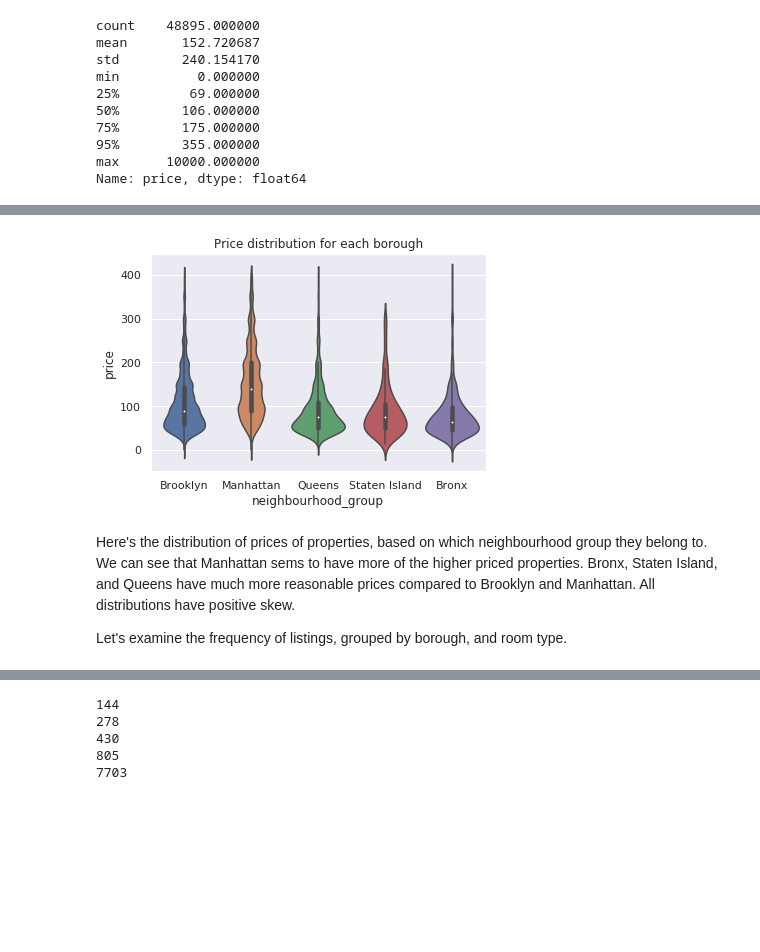
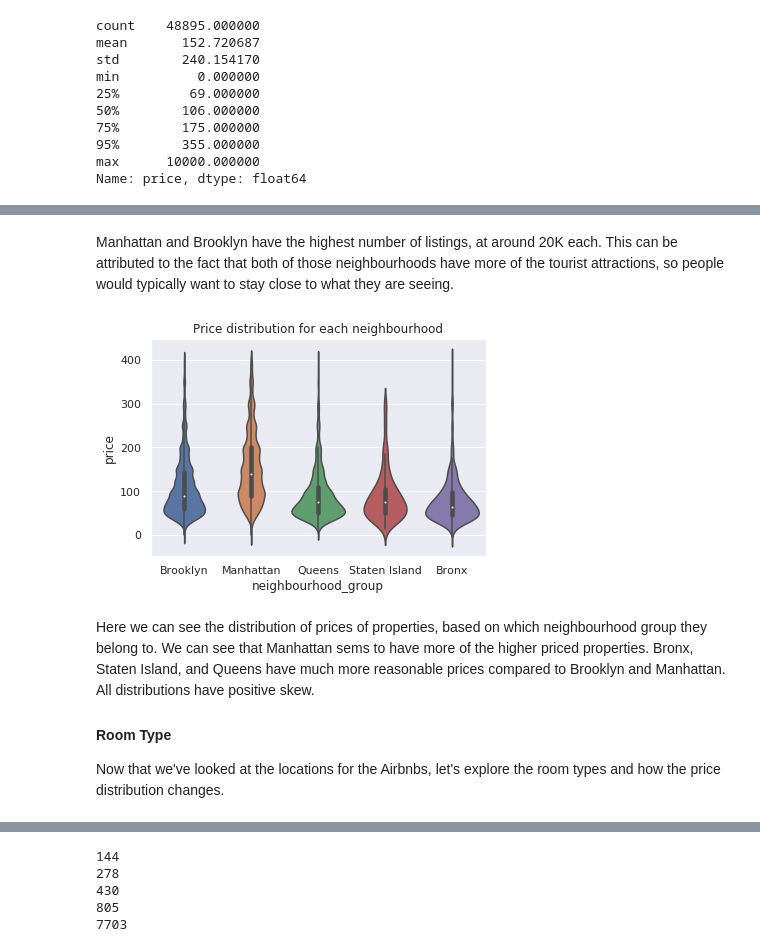
Before and after one commit to adamhoward56/Airbnb, a Jupyter notebook: CMSC320 Airbnb Final Data Exploration.ipynb, the cells around one changed output, grey strips where cells are left out. Saved outputs shown, nothing was run; the diff lists cells and outputs as text; code cells hidden in the pictures; blank space fills up the shorter version.

Commit message:
Add more descriptions to introductory and data exploration. Reformat some of the graphs and add violin plots for price distribution by room type

```diff
--- a/CMSC320 Airbnb Final Data Exploration.ipynb
+++ b/CMSC320 Airbnb Final Data Exploration.ipynb
@@ -127,17 +135,20 @@ We'll start by looking at some geographical data:
+# %% [markdown]
+Manhattan and Brooklyn have the highest number of listings, at around 20K each. This can be attributed to the fact that both of those neighbourhoods have more of the tourist attractions, so people would typically want to stay close to what they are seeing.
 # %%
 # ax = sns.scatterplot(x='neighbourhood_group', y='price', data=main_df, s=14)
 
 #we can see from our statistical table that we have some extreme values, therefore we need to remove them for the sake of a better visualization
 
 #creating a sub-dataframe with no extreme values / less than 500
 winsorized_df=main_df[main_df.price < 400]
 #using violinplot to showcase density and distribtuion of prices
 viz_2=sns.violinplot(data=winsorized_df, x='neighbourhood_group', y='price')
-viz_2.set_title('Price distribution for each borough')
+viz_2.set_title('Price distribution for each neighbourhood')
 plt.show()
 # %% [output]
-[figure, old version]
+[figure, new version]
 # %% [markdown]
-Here's the distribution of prices of properties, based on which neighbourhood group they belong to. We can see that Manhattan sems to have more of the higher priced properties. Bronx, Staten Island, and Queens have much more reasonable prices compared to Brooklyn and Manhattan. All distributions have positive skew.
+Here we can see the distribution of prices of properties, based on which neighbourhood group they belong to. We can see that Manhattan sems to have more of the higher priced properties. Bronx, Staten Island, and Queens have much more reasonable prices compared to Brooklyn and Manhattan. All distributions have positive skew.
 
-Let's examine the frequency of listings, grouped by borough, and room type.
+#### Room Type
+Now that we've looked at the locations for the Airbnbs, let's explore the room types and how the price distribution changes.
```
Also changed, not shown: parts of 17 cells of this notebook.
